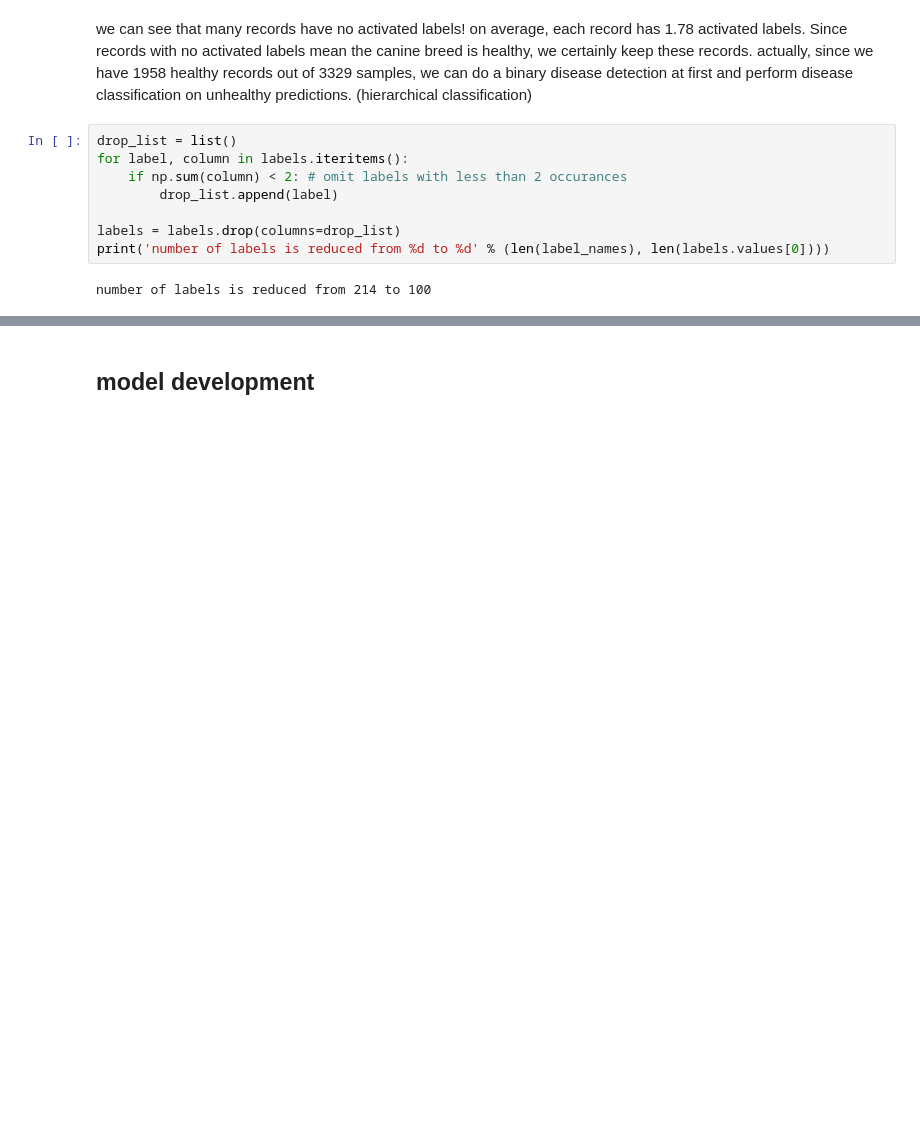
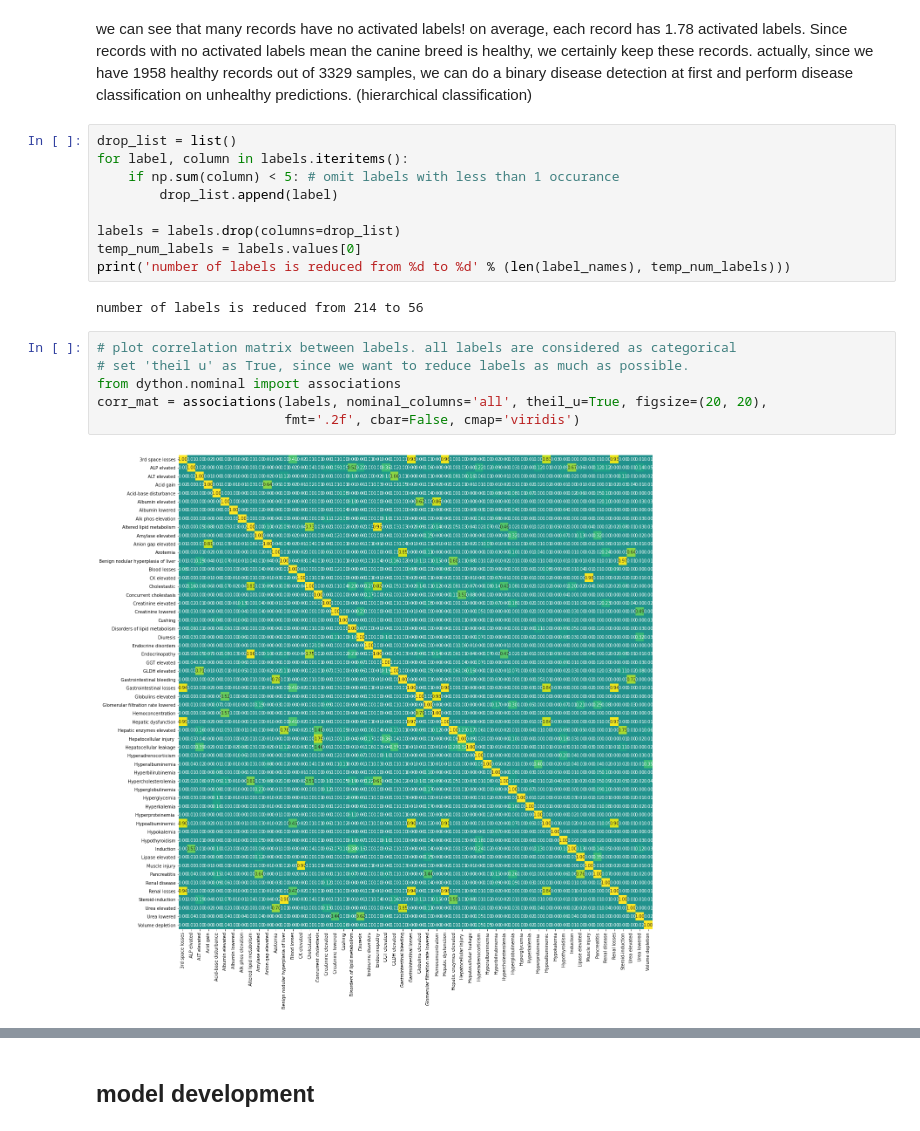
Before and after one commit to armiro/Canine-Disease-Diagnosis, a Jupyter notebook: model_dev.ipynb, the cells around one changed output, grey strips where cells are left out. Drawn from its saved outputs; the diff is of its cells as text; blank space fills up the shorter version.

```diff
--- a/model_dev.ipynb
+++ b/model_dev.ipynb
@@ -113,10 +98,19 @@ actually, since we have 1958 healthy records out of 3329 samples, we can do a bi
 # %%
 drop_list = list()
 for label, column in labels.iteritems():
-    if np.sum(column) < 2: # omit labels with less than 2 occurances
+    if np.sum(column) < 5: # omit labels with less than 1 occurance
         drop_list.append(label)
 
 labels = labels.drop(columns=drop_list)
-print('number of labels is reduced from %d to %d' % (len(label_names), len(labels.values[0])))
+temp_num_labels = labels.values[0]
+print('number of labels is reduced from %d to %d' % (len(label_names), temp_num_labels)))
 # %% [output]
-number of labels is reduced from 214 to 100
+number of labels is reduced from 214 to 56
+# %%
+# plot correlation matrix between labels. all labels are considered as categorical
+# set 'theil u' as True, since we want to reduce labels as much as possible.
+from dython.nominal import associations
+corr_mat = associations(labels, nominal_columns='all', theil_u=True, figsize=(20, 20),
+                        fmt='.2f', cbar=False, cmap='viridis')
+# %% [output]
+[figure, added]
```
Also changed, not shown: parts of 14 cells of this notebook.
